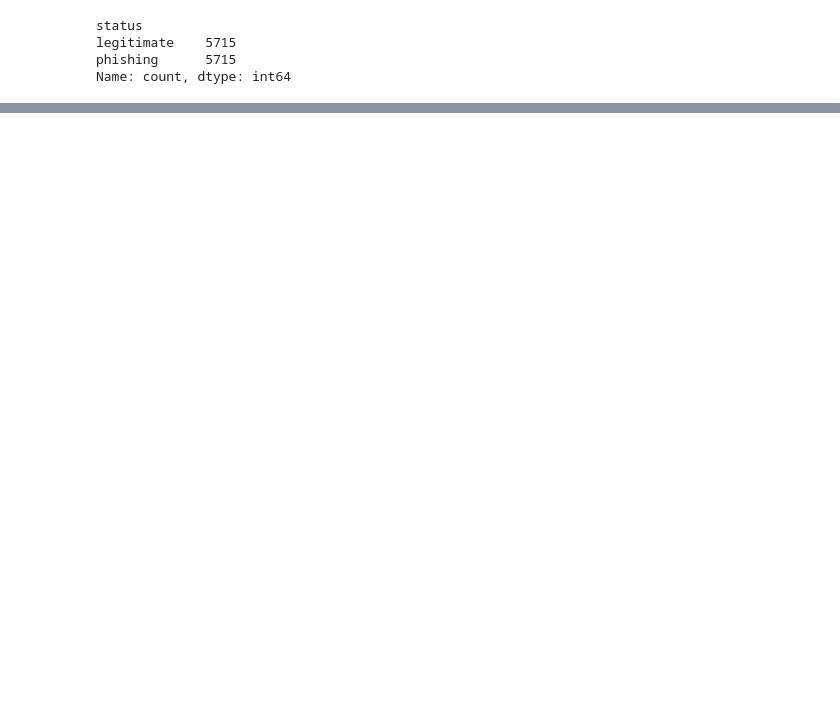
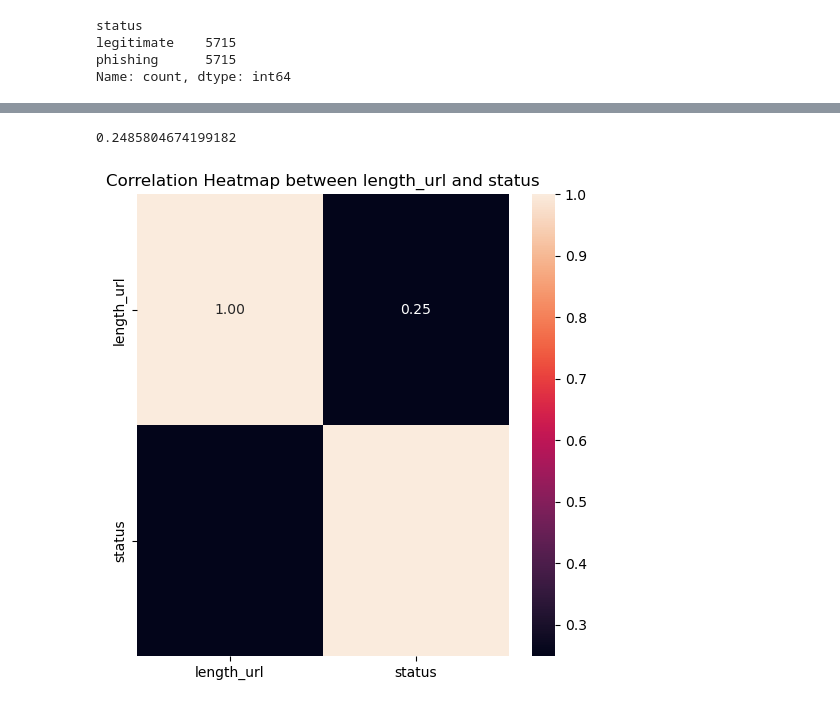
Before and after one commit to DhanrajGangireddy/Project, a Jupyter notebook: Trainingfile.ipynb, the cells around one changed output, grey strips where cells are left out. Cells and saved outputs as stored; diff of their text form; code cells hidden in the pictures; blank space fills up the shorter version.

```diff
--- a/Trainingfile.ipynb
+++ b/Trainingfile.ipynb
@@ -185,0 +223,4 @@ plt.show()
+# %%
+from sklearn.preprocessing import LabelEncoder
+le=LabelEncoder()
+df['status']=le.fit_transform(df['status'])
@@ -185,0 +262,13 @@ plt.show()
+# %%
+co
+# %% [output]
+0.2485804674199182
+# %%
+corr_var = df[['length_url','status',]]
+corr_matrix = corr_var.corr()
+plt.figure(figsize=(6, 6))
+sns.heatmap(corr_matrix, annot=True, fmt=".2f")
+plt.title('Correlation Heatmap between length_url and status')
+plt.show()
+# %% [output]
+[figure, added]
```
Also changed, not shown: parts of 35 cells of this notebook.
